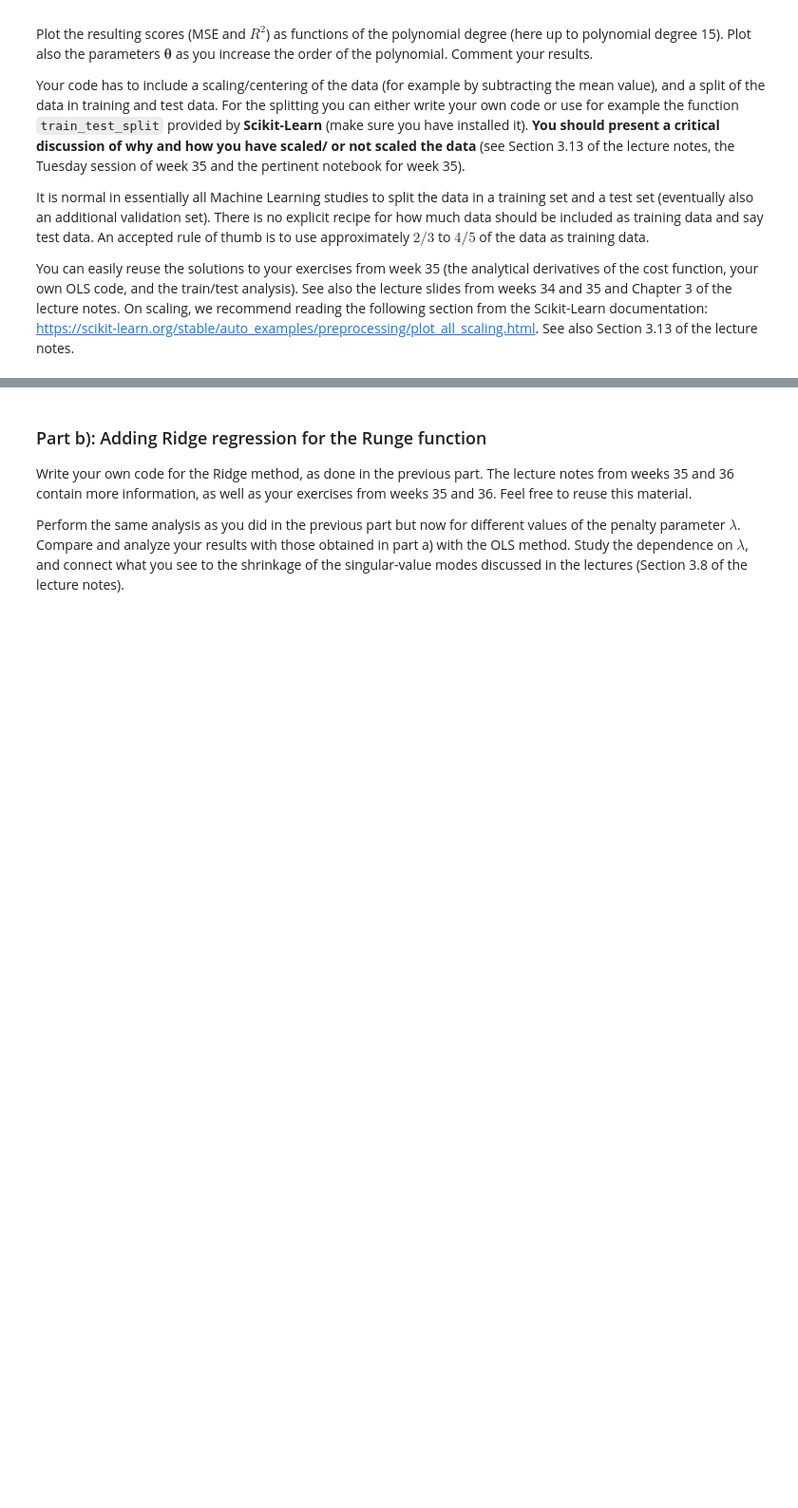
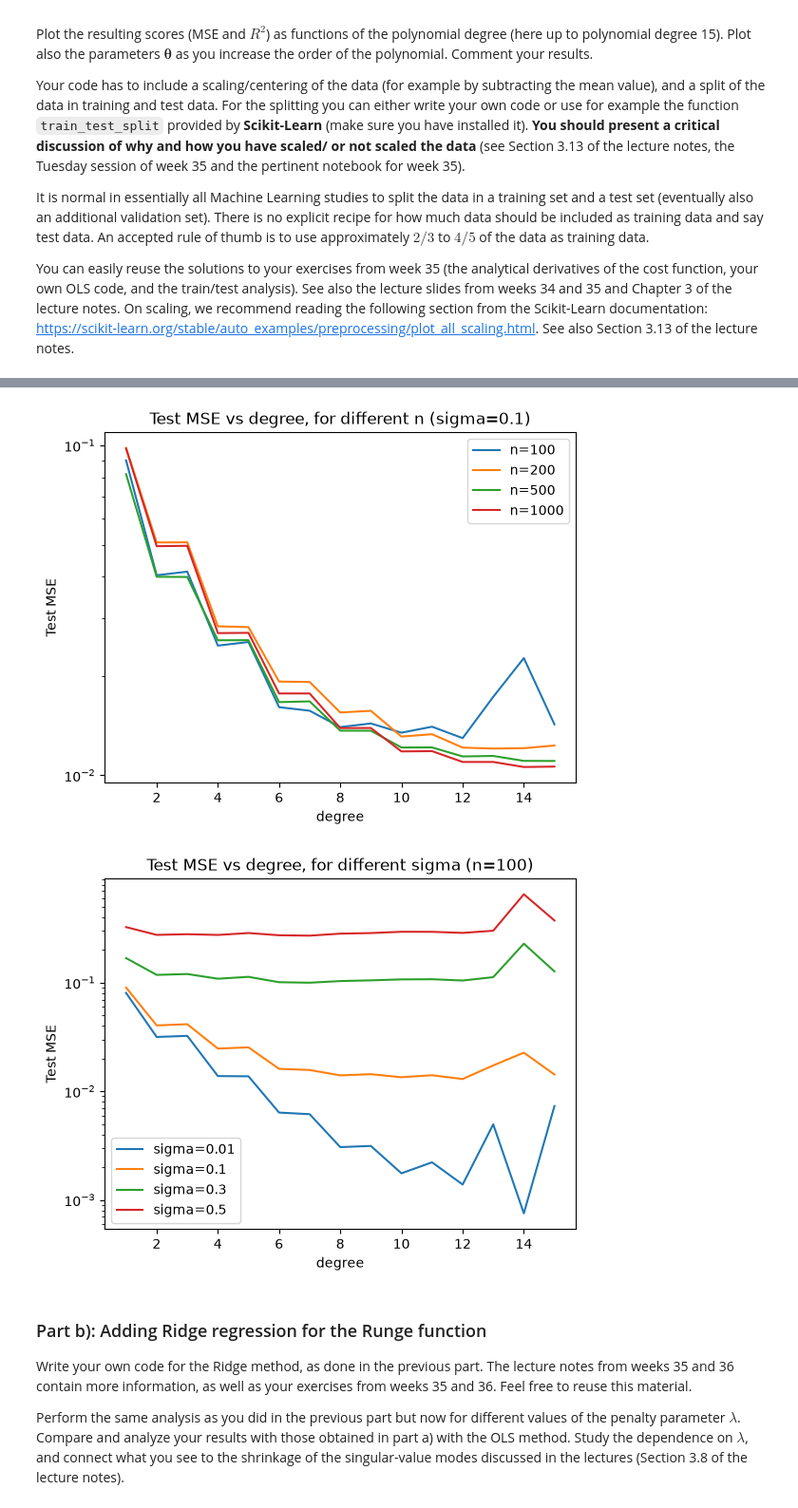
Before and after one commit to GiacomoSaporetti/FYS-STK4155-Project1, a Jupyter notebook: Project1.ipynb, the cells around one changed output, grey strips where cells are left out. Shown at 95% size. Saved outputs shown, nothing was run; the diff lists cells and outputs as text; code cells hidden in the pictures; blank space fills up the shorter version.

```diff
--- a/Project1.ipynb
+++ b/Project1.ipynb
@@ -102,6 +102,7 @@ and a polynomial design matrix. Feel free to change everything.
 # %%
 import numpy as np
 import matplotlib.pyplot as plt
+
 
 def runge(x):
     return 1.0 / (1.0 + 25.0 * x**2)
@@ -110,6 +111,17 @@ def design_matrix(x, degree, intercept=True):
     # polynomial features [1, x, x^2, ..., x^degree] (drop the 1 if intercept=False)
     start = 0 if intercept else 1
     return np.vstack([x**p for p in range(start, degree + 1)]).T
+
+def closed_form_solution(X, y, lam=0):
+    """(X^T X + n lambda I)^-1 X^T y, the 1/n convention of Eq. (3.95)."""
+    n, p = X.shape
+    return np.linalg.solve(X.T @ X + n * lam * np.eye(p), X.T @ y)
+
+def get_x_space(n=100, seed=2026):
+    return np.sort(np.random.default_rng(seed).uniform(-1, 1, n))
+
+def get_y(x, sigma=0.1, seed=2026):
+    return runge(x) + np.random.default_rng(seed).normal(0, sigma, len(x))
 
 rng = np.random.default_rng(2026)
 n = 100
@@ -315,3 +320,33 @@ plt.show()
+# %%
+# Dependence on the number of points n (sigma fixed at 0.1)
+
+# Test multiple time with multiple seeds to get rid of variance
+def mean_test_mse(n_, sigma, degrees, n_reps=20):
+    out = np.zeros((n_reps, len(degrees)))
+    for r in range(n_reps):
+        x_n = get_x_space(n_, seed=1000+r)
+        y_n = get_y(x_n, sigma, seed=2000+r)
+        for j, p in enumerate(degrees):
+            out[r, j] = Nth_degree_solver(p, x_n, y_n).solve()[1]
+    return out.mean(axis=0)
+
+plt.figure()
+for n_ in (100, 200, 500, 1000):
+    plt.plot(degrees_to_test, mean_test_mse(n_, 0.1, degrees_to_test), label=f"n={n_}")
+plt.xlabel("degree"); plt.ylabel("Test MSE"); plt.yscale("log")
+plt.title("Test MSE vs degree, for different n (sigma=0.1)")
+plt.legend(); plt.show()
+
+# Dependence on the noise level sigma (n fixed at 100)
+plt.figure()
+for sigma_ in (0.01, 0.1, 0.3, 0.5):
+    plt.plot(degrees_to_test, mean_test_mse(100, sigma_, degrees_to_test), label=f"sigma={sigma_}")
+plt.xlabel("degree"); plt.ylabel("Test MSE"); plt.yscale("log")
+plt.title("Test MSE vs degree, for different sigma (n=100)")
+plt.legend(); plt.show()
+# %% [output]
+[figure, added]
+[figure, added]
 # %% [markdown]
 ### Part b): Adding Ridge regression for the Runge function
 
```
Also changed, not shown: parts of 6 cells of this notebook.
